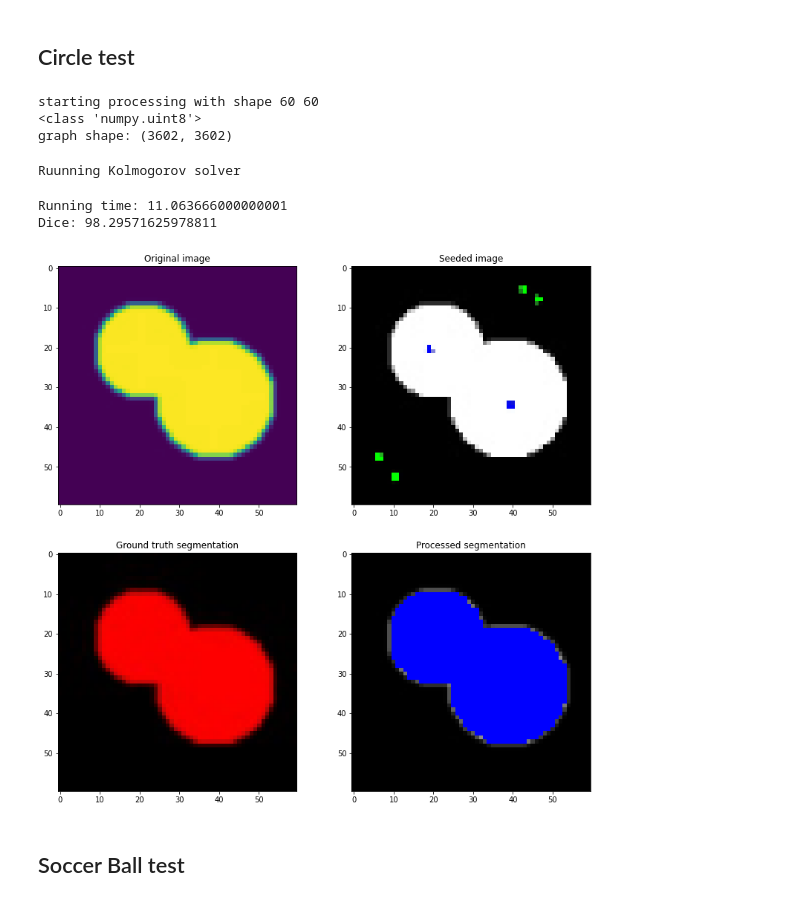
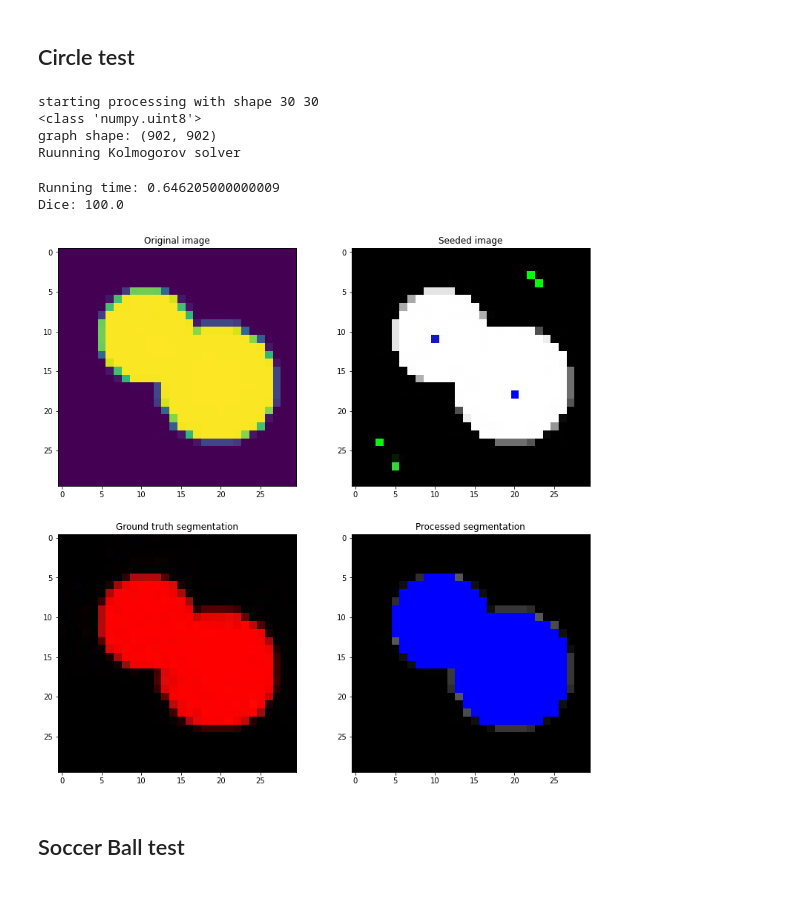
Before and after one commit to gghienne/image_segmentation, a Jupyter notebook: graphflow/MaxflowImageSegmentation.ipynb, the cells around one changed output. Saved outputs shown, nothing was run; the diff lists cells and outputs as text; code cells hidden in the pictures.

```diff
--- a/graphflow/MaxflowImageSegmentation.ipynb
+++ b/graphflow/MaxflowImageSegmentation.ipynb
@@ -245,11 +245,11 @@ def segmentationTest(filename,shape, algo="bk",alpha=1.0,link_sigma=30,filter_si
   orig_image=cv2.imread(pathname+".jpg", cv2.IMREAD_GRAYSCALE)
   orig_image=(filters.gaussian(orig_image,sigma=filter_sigma)*255).astype(np.uint8)
   print(type(orig_image[0,0]))
-  orig_image=cv2.resize(orig_image,shape)
-  seeded_image=cv2.resize(cv2.imread(pathname +"seeded.jpg"),shape)
-  gt_image=cv2.resize(cv2.imread(pathname +"GT.jpg"),shape)
-  gt=cv2.resize(np.load(pathname + "_gt.npz")['arr_0'],shape,shape,interpolation = cv2.INTER_NEAREST)
-  seeds=cv2.resize(np.load(pathname + "_term.npz")['arr_0'],shape,shape,interpolation = cv2.INTER_NEAREST)
+  orig_image=cv2.resize(orig_image,shape,interpolation = cv2.INTER_NEAREST)
+  seeded_image=cv2.resize(cv2.imread(pathname +"seeded.jpg"),shape,interpolation = cv2.INTER_NEAREST)
+  gt_image=cv2.resize(cv2.imread(pathname +"GT.jpg"),shape,interpolation = cv2.INTER_NEAREST)
+  gt=cv2.resize(np.load(pathname + "_gt.npz")['arr_0'],shape,interpolation = cv2.INTER_NEAREST)
+  seeds=cv2.resize(np.load(pathname + "_term.npz")['arr_0'],shape,interpolation = cv2.INTER_NEAREST)
 
   img_seg,time_algo=imageSegmentation(pathname,orig_image,seeds, (shape[0], shape[1]), algo)
 
@@ -298,16 +298,16 @@ def processTestResults(orig_image,seeded_image,gt_image,gt,img_seg,seg,time_algo
 # %% [markdown]
 ## Circle test
 # %%
-orig_image,seeded_image,gt_image,gt,img_seg,seg,time_algo=segmentationTest("images/circle/circle.jpg",(60,60),algo="bk",link_sigma=30,alpha=100)
+orig_image,seeded_image,gt_image,gt,img_seg,seg,time_algo=segmentationTest("images/circle/circle.jpg",(30,30),algo="bk",link_sigma=30,alpha=1)
 circle_maxflow_dice=processTestResults(orig_image,seeded_image,gt_image,gt,img_seg,seg,time_algo)
 # %% [output]
-starting processing with shape 60 60
+starting processing with shape 30 30
 <class 'numpy.uint8'>
-graph shape: (3602, 3602)
+graph shape: (902, 902)
+Ruunning Kolmogorov solver
-Ruunning Kolmogorov solver
+Running time: 0.646205000000009
+Dice: 100.0
-Running time: 11.063666000000001
-Dice: 98.29571625978811
-[figure, old version]
+[figure, new version]
 # %% [markdown]
 ## Soccer Ball test
 # %%
```
Also changed, not shown: parts of 19 cells of this notebook, 1 other file.
